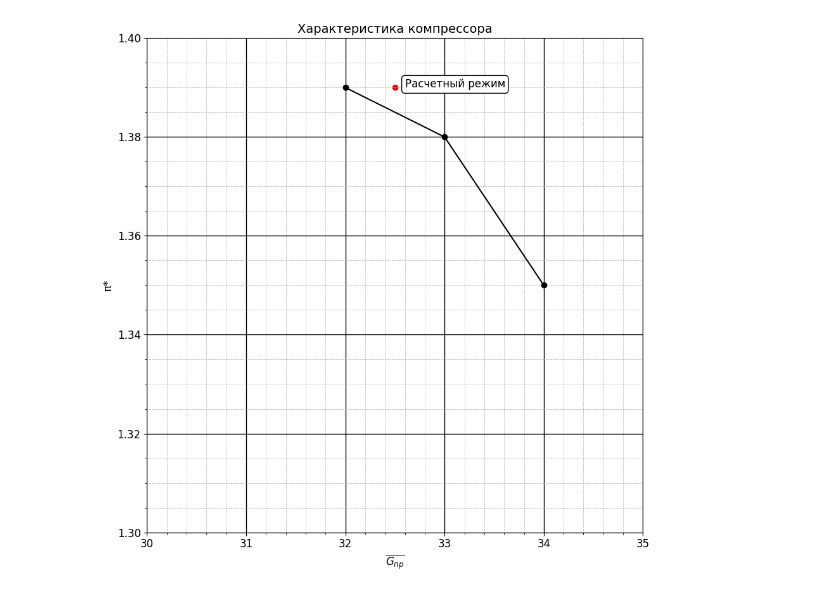
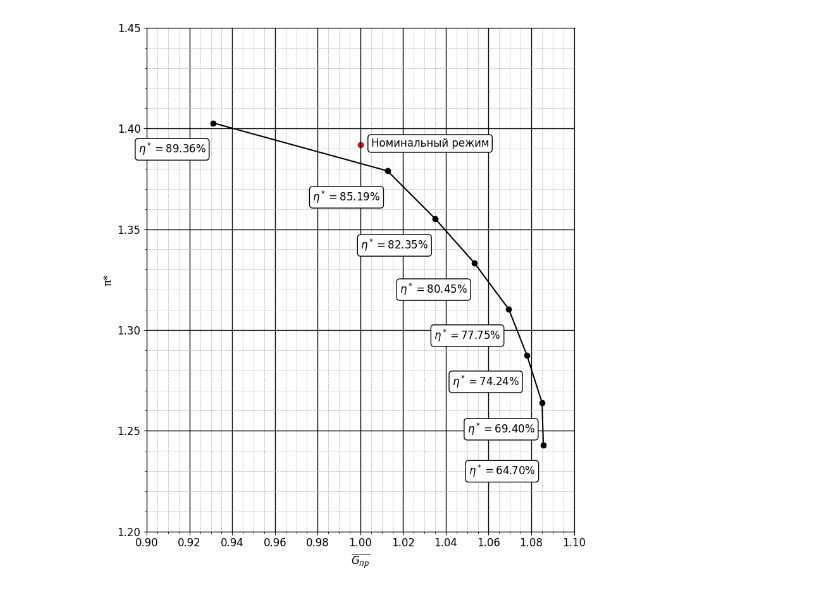
Before and after one commit to ParkhomenkoDV/gte, a Jupyter notebook: src/compressor_characteristics.ipynb, the cells around one changed output. Saved outputs shown, nothing was run; the diff lists cells and outputs as text; code cells hidden in the pictures.

```diff
--- a/src/compressor_characteristics.ipynb
+++ b/src/compressor_characteristics.ipynb
@@ -15,7 +5,6 @@ eff = (pi ** ((k-1)/k) - 1) / (tau - 1)
 # %%
 plt.rc('font', size=12)
 plt.rc('axes', titlesize=12)
-plt.rc('axes', labelsize=12)
 plt.rc('xtick', labelsize=12)
 plt.rc('ytick', labelsize=12)
 plt.rc('legend', fontsize=12)
@@ -21,0 +44,3 @@ plt.rc('legend', fontsize=12)
+# %%
+G__ -= 0.11
+pi += 0.1
@@ -22,21 +49,26 @@ plt.rc('legend', fontsize=12)
 # %%
-plt.figure(figsize=(9, 9))
-plt.title('Характеристика компрессора', fontsize=14)
+shift = (0.005, -0.001)
+
+plt.figure(figsize=(8, 9))
+#plt.title('Характеристика компрессора', fontsize=14)
+plt.xlabel(r'$\overline{G_{пр}}$'), plt.ylabel('π*', fontsize=12)
 
 plt.minorticks_on()
 plt.grid(which='major', linewidth=1, color='black')
 plt.grid(which='minor', linewidth=0.5, linestyle='--')
+plt.xlim([0.9, 1.1]), plt.ylim([1.2, 1.45])
+plt.xticks(linspace(0.9, 1.1, 11))
+plt.yticks(linspace(1.2, 1.45,6))
 
-plt.plot(G, pi, color='black', marker='o', markersize=6)
+plt.plot(G__, pi, color='black', marker='o', markersize=6)
+#plt.plot(linspace(0.9, 1.1, 100), f(linspace(0.9, 1.1, 100)))
+for i, e in enumerate(eff):
+    plt.text(G__[i] - 0.035, pi[i] - 0.015, fr'$\eta^*=${e*100:.2f}%',
+             bbox={'boxstyle':'round', 'facecolor': '#FFFFFF'})
+plt.scatter([1], [1.392], color='red')
+plt.text(1 + shift[0], 1.392 + shift[1], 'Номинальный режим',  bbox={'boxstyle':'round', 'facecolor': 'white'})
 
-plt.scatter([32.5], [1.39], color='red')
-plt.text(32.5+0.1, 1.39, 'Расчетный режим',
-         bbox={'boxstyle':'round', 'facecolor': 'white'})
-
-plt.xlim([30, 35]), plt.ylim([1.3, 1.4])
-plt.xlabel(r'$\overline{G_{пр}}$'), plt.ylabel('π*', fontsize=12)
-plt.grid(True)
 plt.tight_layout()
 plt.show()
 # %% [output]
-[figure, old version]
+[figure, new version]
```
Also changed, not shown: parts of 5 cells of this notebook, 7 other files.
